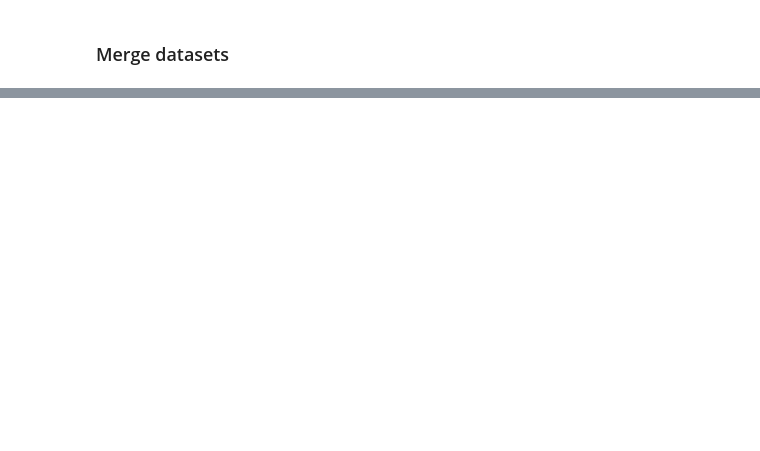
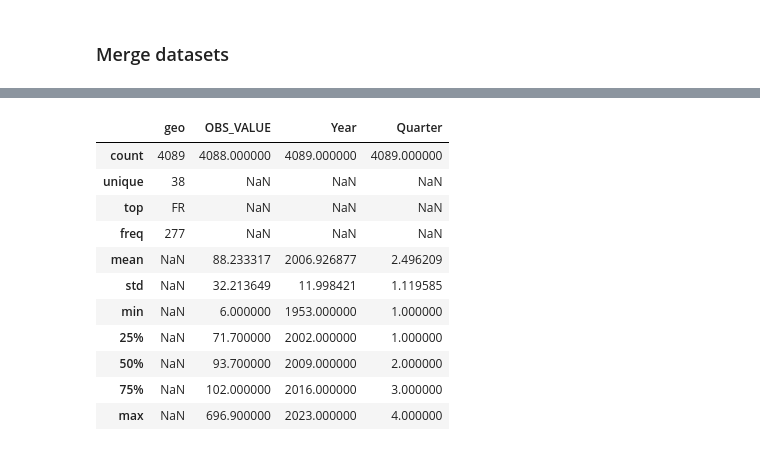
Before and after one commit to aytenkermencct/assesment_cct, a Jupyter notebook: dataPreperation.ipynb, the cells around one changed output, grey strips where cells are left out. Saved outputs shown, nothing was run; the diff lists cells and outputs as text; code cells hidden in the pictures; blank space fills up the shorter version.

```diff
--- a/dataPreperation.ipynb
+++ b/dataPreperation.ipynb
@@ -435,0 +532,16 @@ df_final.head()
+# %%
+df_eu_conuntries_new=df_eu_conuntries[['geo','OBS_VALUE','Year','Quarter']]
+df_eu_conuntries_new.describe(include='all')
+# %% [output]
+|  | geo | OBS_VALUE | Year | Quarter |
+| count | 4089 | 4088.000000 | 4089.000000 | 4089.000000 |
+| unique | 38 | NaN | NaN | NaN |
+| top | FR | NaN | NaN | NaN |
+| freq | 277 | NaN | NaN | NaN |
+| mean | NaN | 88.233317 | 2006.926877 | 2.496209 |
+| std | NaN | 32.213649 | 11.998421 | 1.119585 |
+| min | NaN | 6.000000 | 1953.000000 | 1.000000 |
+| 25% | NaN | 71.700000 | 2002.000000 | 1.000000 |
+| 50% | NaN | 93.700000 | 2009.000000 | 2.000000 |
+| 75% | NaN | 102.000000 | 2016.000000 | 3.000000 |
+| max | NaN | 696.900000 | 2023.000000 | 4.000000 |
```
Also changed, not shown: parts of 16 cells of this notebook.
